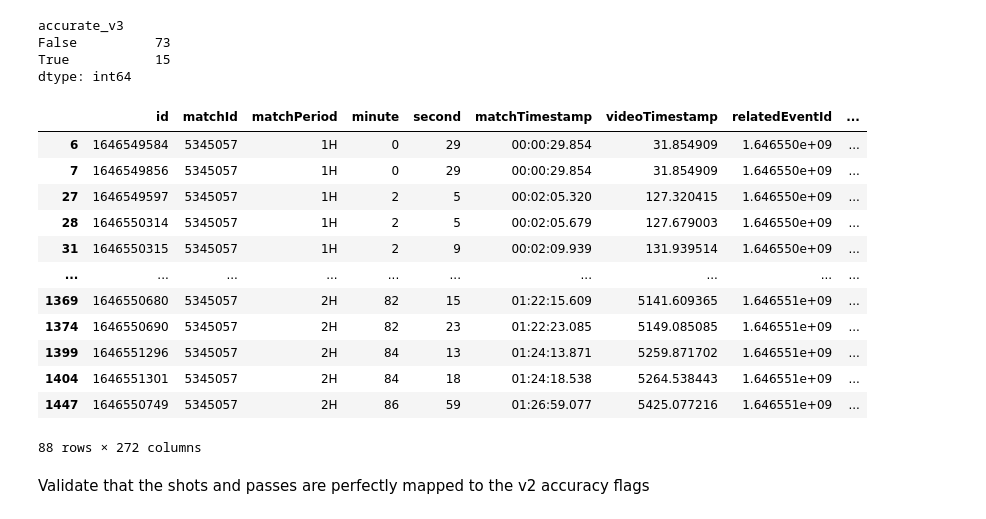
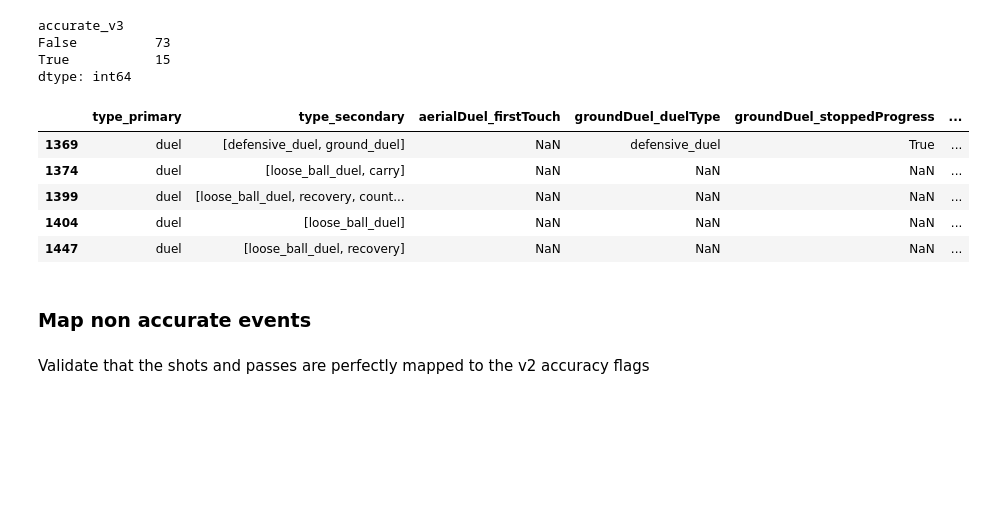
Before and after one commit to liammoore44/wyscout-spadl-conversion, a Jupyter notebook: test_notebooks/Wyscout-conversion.ipynb, the cells around one changed output. Saved outputs shown, nothing was run; the diff lists cells and outputs as text; code cells hidden in the pictures; blank space fills up the shorter version.

```diff
--- a/test_notebooks/Wyscout-conversion.ipynb
+++ b/test_notebooks/Wyscout-conversion.ipynb
@@ -678,6 +710,15 @@ v3_should_be_accurate.head()
 | 6 | 1646549584 | 5345057 | 1H | 0 | 29 | 00:00:29.854 | 31.854909 | 1.646550e+09 | ... |
 # %% [markdown]
 Map the 'easier to map' categories (those including an accurate flag) and see if they match the v2 flags perfectly
+# %%
+next_action = updated_positions.shift(-1)
+suffix = '_next'
+
+for column in updated_positions.columns:
+    # Perform the shift operation and add the suffix
+    shifted_column = updated_positions[column].rename(column + suffix)
+    # Join the shifted column to the original dataframe
+    updated_positions = pd.concat([updated_positions, shifted_column], axis=1)
 # %%
 updated_positions['accurate'] = False
 updated_positions.loc[updated_positions.shot_onTarget == True, 'accurate'] = True
@@ -715,22 +756,16 @@ False          73
 True           15
 dtype: int64
 # %%
-different_rows.loc[different_rows.type_primary == "duel"]
-# [['type_primary', 'type_secondary', 'aerialDuel_firstTouch', 'groundDuel_duelType', 'groundDuel_stoppedProgress', 'groundDuel_progressedWithBall', 'groundDuel_keptPossession', 'groundDuel_recoveredPossession', 'carry_progression', 'accurate_v2', 'accurate_v3']].tail(5)
+different_rows.loc[different_rows.type_primary == "duel"][['type_primary', 'type_secondary', 'aerialDuel_firstTouch', 'groundDuel_duelType', 'groundDuel_stoppedProgress', 'groundDuel_progressedWithBall', 'groundDuel_keptPossession', 'groundDuel_recoveredPossession', 'carry_progression', 'type_primary_next', 'type_secondary_next', 'aerialDuel_firstTouch_next', 'groundDuel_duelType_next', 'groundDuel_stoppedProgress_next', 'groundDuel_progressedWithBall_next', 'groundDuel_keptPossession_next', 'groundDuel_recoveredPossession_next', 'carry_progression_next', 'type_primary_related_event', 'type_secondary_related_event', 'aerialDuel_firstTouch_related_event', 'groundDuel_duelType_related_event', 'groundDuel_stoppedProgress_related_event', 'groundDuel_progressedWithBall_related_event', 'groundDuel_keptPossession_related_event', 'groundDuel_recoveredPossession_related_event', 'carry_progression_related_event', 'accurate_v2', 'accurate_v3', 'team_id_v3', 'team_id_next', 'team_id_related_event']].tail(5)
 # %% [output]
-|  | id | matchId | matchPeriod | minute | second | matchTimestamp | videoTimestamp | relatedEventId | ... |
-| 6 | 1646549584 | 5345057 | 1H | 0 | 29 | 00:00:29.854 | 31.854909 | 1.646550e+09 | ... |
-| 7 | 1646549856 | 5345057 | 1H | 0 | 29 | 00:00:29.854 | 31.854909 | 1.646550e+09 | ... |
-| 27 | 1646549597 | 5345057 | 1H | 2 | 5 | 00:02:05.320 | 127.320415 | 1.646550e+09 | ... |
-| 28 | 1646550314 | 5345057 | 1H | 2 | 5 | 00:02:05.679 | 127.679003 | 1.646550e+09 | ... |
-| 31 | 1646550315 | 5345057 | 1H | 2 | 9 | 00:02:09.939 | 131.939514 | 1.646550e+09 | ... |
-| ... | ... | ... | ... | ... | ... | ... | ... | ... | ... |
-| 1369 | 1646550680 | 5345057 | 2H | 82 | 15 | 01:22:15.609 | 5141.609365 | 1.646551e+09 | ... |
-| 1374 | 1646550690 | 5345057 | 2H | 82 | 23 | 01:22:23.085 | 5149.085085 | 1.646551e+09 | ... |
-| 1399 | 1646551296 | 5345057 | 2H | 84 | 13 | 01:24:13.871 | 5259.871702 | 1.646551e+09 | ... |
-| 1404 | 1646551301 | 5345057 | 2H | 84 | 18 | 01:24:18.538 | 5264.538443 | 1.646551e+09 | ... |
-| 1447 | 1646550749 | 5345057 | 2H | 86 | 59 | 01:26:59.077 | 5425.077216 | 1.646551e+09 | ... |
+|  | type_primary | type_secondary | aerialDuel_firstTouch | groundDuel_duelType | groundDuel_stoppedProgress | ... |
+| 1369 | duel | [defensive_duel, ground_duel] | NaN | defensive_duel | True | ... |
+| 1374 | duel | [loose_ball_duel, carry] | NaN | NaN | NaN | ... |
+| 1399 | duel | [loose_ball_duel, recovery, count... | NaN | NaN | NaN | ... |
+| 1404 | duel | [loose_ball_duel] | NaN | NaN | NaN | ... |
+| 1447 | duel | [loose_ball_duel, recovery] | NaN | NaN | NaN | ... |
-88 rows × 272 columns
+# %% [markdown]
+### Map non accurate events
 # %% [markdown]
 Validate that the shots and passes are perfectly mapped to the v2 accuracy flags
 # %%
```
Also changed, not shown: parts of 13 cells of this notebook, 3 other files.
